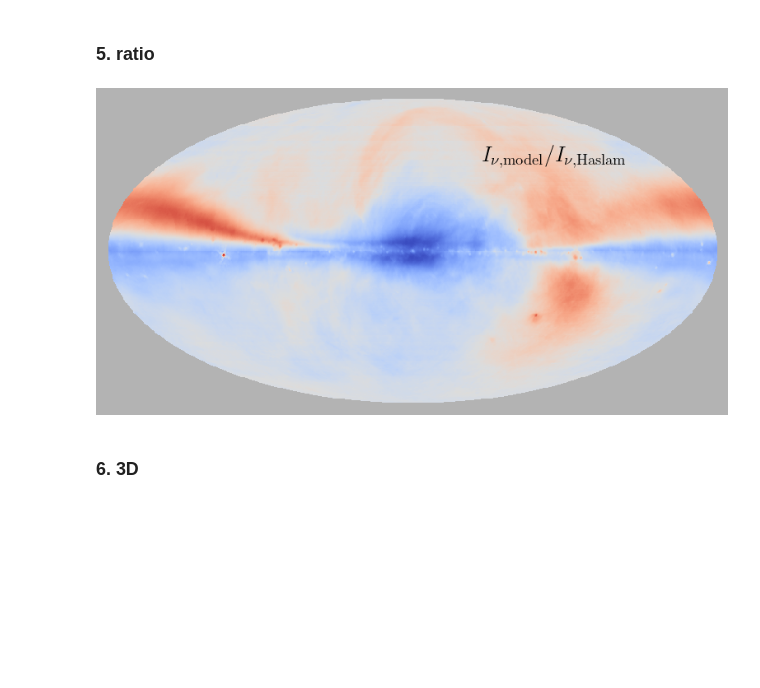
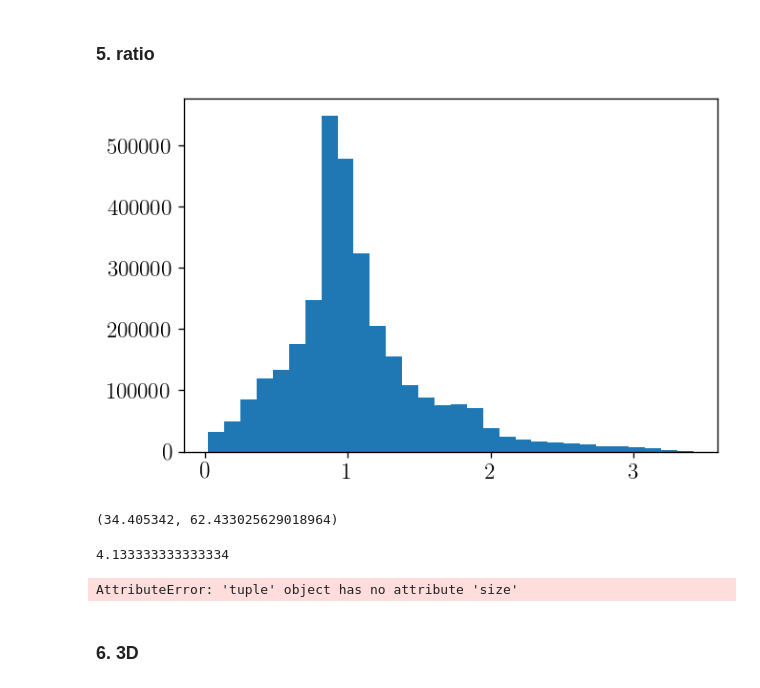
Before and after one commit to yitiansun/axion-mirror, a Jupyter notebook: notebooks/plot_gsr.ipynb, the cells around one changed output. Saved outputs shown, nothing was run; the diff lists cells and outputs as text; code cells hidden in the pictures; blank space fills up the shorter version.

```diff
--- a/notebooks/plot_gsr.ipynb
+++ b/notebooks/plot_gsr.ipynb
@@ -135,7 +133,7 @@ def I_src(lb):
     I_integrands = power_density(GCstz(lbd))
     return jnp.trapz(I_integrands, intg_d_s)
 # %%
-nside = 512
+nside = 256
 l, b = hp.pixelfunc.pix2ang(nside, np.arange(hp.nside2npix(nside)), lonlat=True)
 l = jnp.deg2rad(l)
 b = jnp.deg2rad(b)
@@ -165,16 +164,37 @@ fig.savefig('plots/gsr/haslam.pdf', bbox_inches='tight')
 [figure]
 # %% [markdown]
 ### 5. ratio
+# %%
+plt.hist(np.log10(I_map), bins=30)
+plt.show()
+# %% [output]
+[figure, added]
 # %%
-fig, ax = plt.subplots(1, 1, figsize=(8, 5))
-plt.sca(ax)
-plt.gcf().patch.set_facecolor(cms['binary'](0.3))
-hp.mollview(haslam_dsds_map_hp/np.array(I_map), cmap='coolwarm', hold=True, title='', cbar=False, max=None, norm='log', bgcolor=cms['binary'](0.3))
-plt.text(0.85, 0.75, r'$I_{\nu,\mathrm{model}}/I_{\nu,\mathrm{Haslam}}$', color='k', fontsize=16,
-         transform=ax.transAxes, ha='right', va='center')
-fig.savefig('plots/gsr/ratio.pdf', bbox_inches='tight')
+I_map = hp.ud_grade(I_map, nside_out=512)
+I_map = np.array(I_map) / np.mean(np.clip(I_map, None, 100.)) * np.mean(haslam_dsds_map_hp)
-# %% [output]
-[figure, removed]
+# %%
+np.mean(haslam_dsds_map_hp), np.mean(I_map)
+# %% [output]
+(34.405342, 62.433025629018964)
+# %%
+155/300 * 8
+# %% [output]
+4.133333333333334
+# %%
+fig, ax = plt.subplots(1, 1, figsize=(8, 5))
+plt.sca(ax)
+plt.gcf().patch.set_facecolor(cms['binary'](0.4))
+hp.mollview(-np.log10(haslam_dsds_map_hp/np.array(I_map)), cmap='coolwarm', hold=True, title='', cbar=False, min=-1.5, max=1.5, bgcolor=cms['binary'](0.4))
+plt.text(0.65, 0.75, r'$I_{\nu,\mathrm{model}}/I_{\nu,\mathrm{Haslam}}$', color='k', fontsize=16,
+         transform=ax.transAxes, ha='right', va='center')
+ax = plt.gca()
+image = ax.get_images()[0]
+cbar = fig.colorbar(image, ax=ax, orientation='vertical', aspect=20, pad=0.01, ticks=[-1, 0, 1], shrink=0.6)
+cbar.ax.set_yticklabels([r'$10^{-1}$', r'$10^0$', r'$10^{1}$'])
+fig.savefig('plots/gsr/ratio.pdf', bbox_inches=(8, 4.1333))
+plt.show()
+# %% [output]
+AttributeError: 'tuple' object has no attribute 'size'
 # %% [markdown]
 ### 6. 3D
 # %%
```
Also changed, not shown: parts of 2 cells of this notebook, 4 other files.
